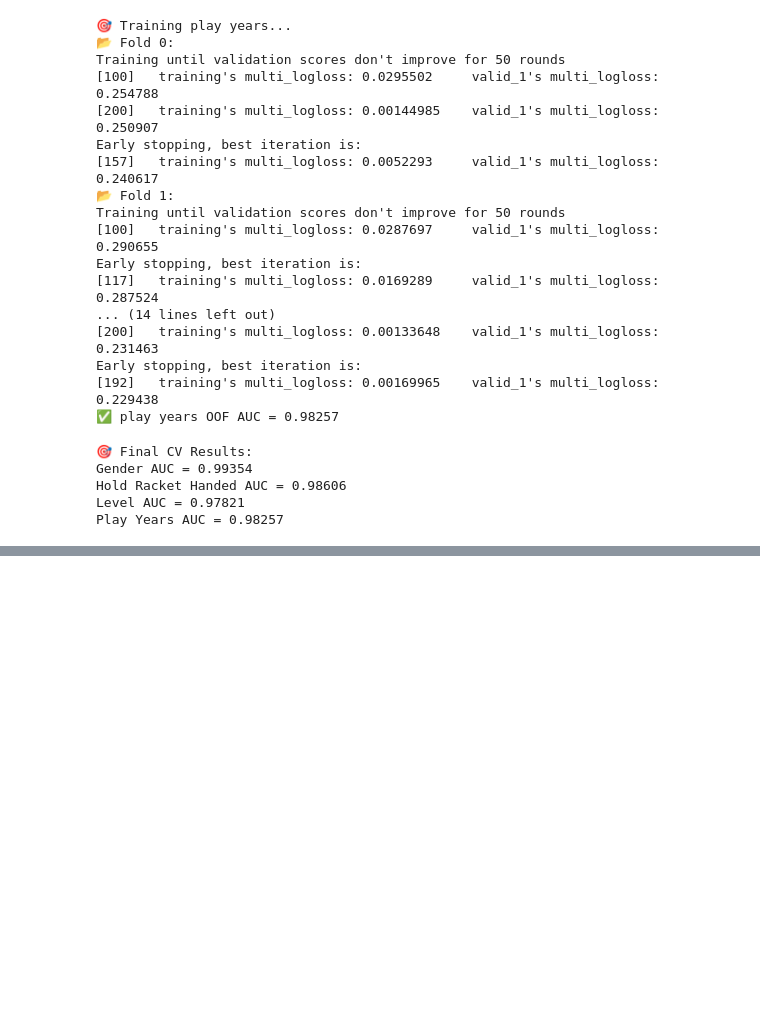
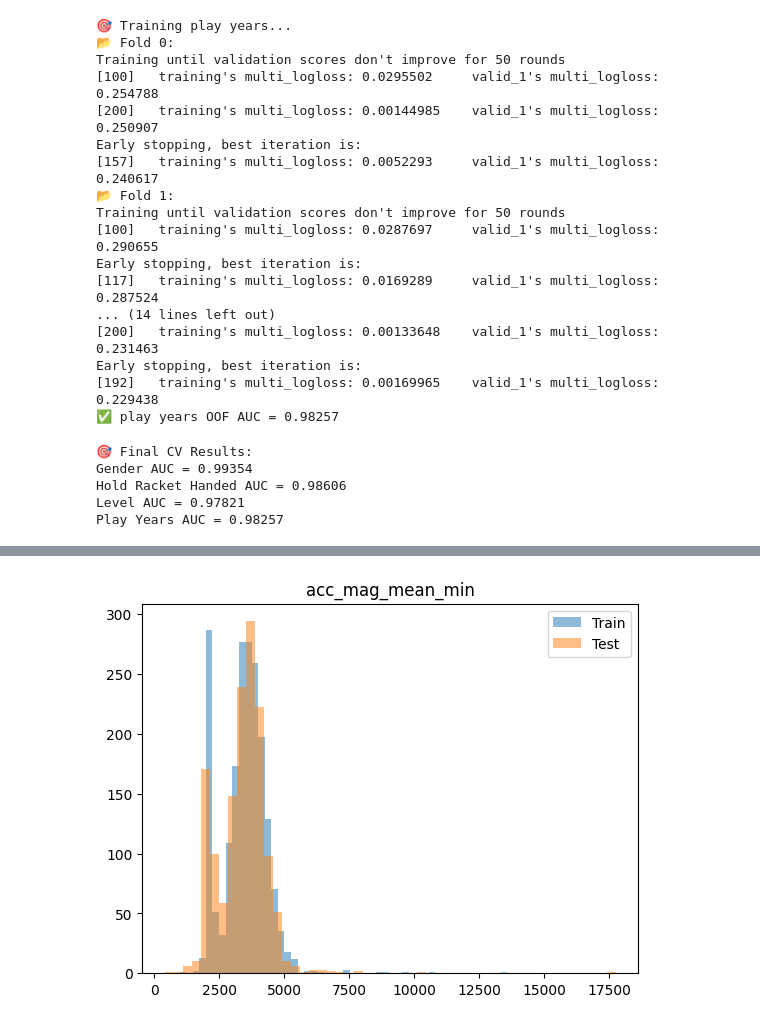
Before and after one commit to GISH123/AICup_2025_tabletennis, a Jupyter notebook: second_20250429.ipynb, the cells around one changed output, grey strips where cells are left out. Cells and saved outputs as stored; diff of their text form; code cells hidden in the pictures; blank space fills up the shorter version.

```diff
--- a/second_20250429.ipynb
+++ b/second_20250429.ipynb
@@ -533,0 +523,12 @@ print("\n✅ submission.csv saved. Ready to upload!")
+# %%
+import matplotlib.pyplot as plt
+
+# col = 'acc_mag_mean_std'  # pick one of your selected features
+col = 'acc_mag_mean_min'
+plt.hist(X_selected[col], bins=50, alpha=0.5, label='Train')
+plt.hist(X_test_selected[col], bins=50, alpha=0.5, label='Test')
+plt.title(col)
+plt.legend()
+plt.show()
+# %% [output]
+[figure, added]
```
Also changed, not shown: parts of 19 cells of this notebook, 2 other files.
